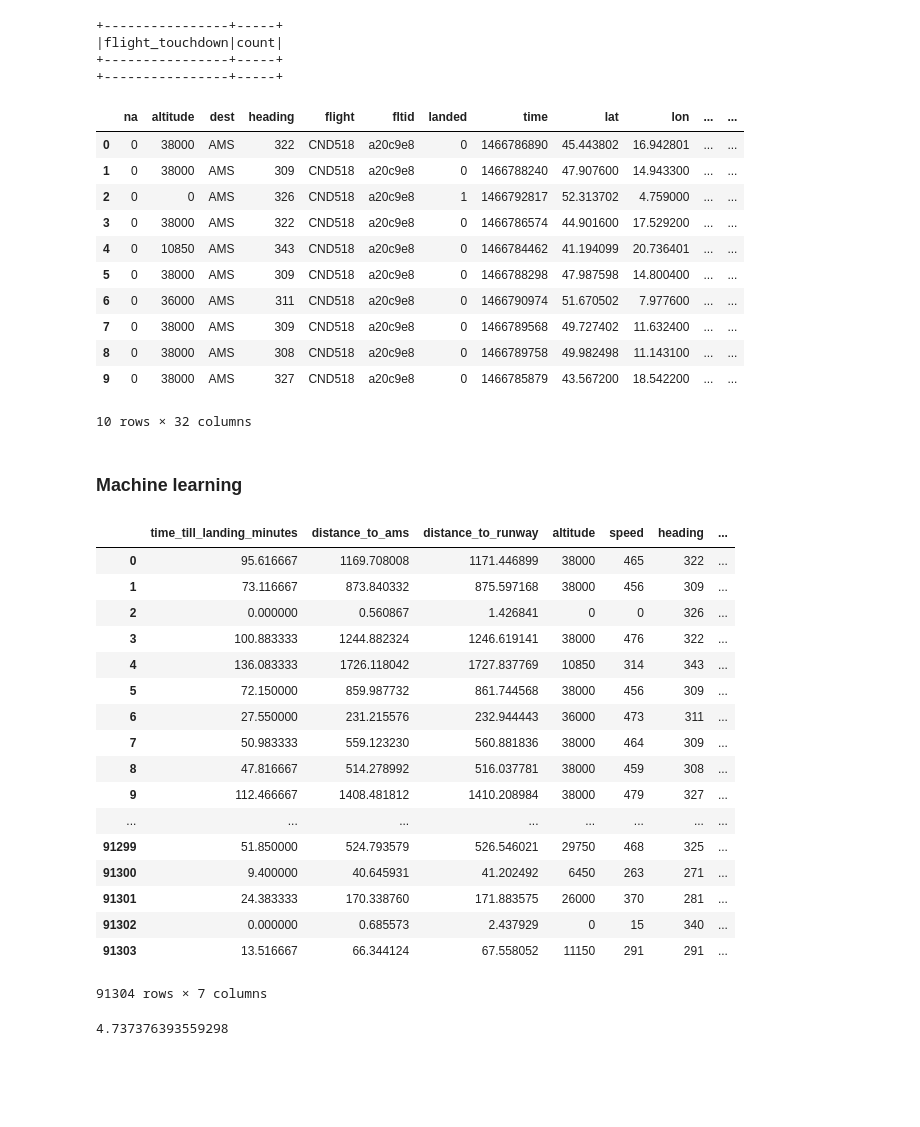
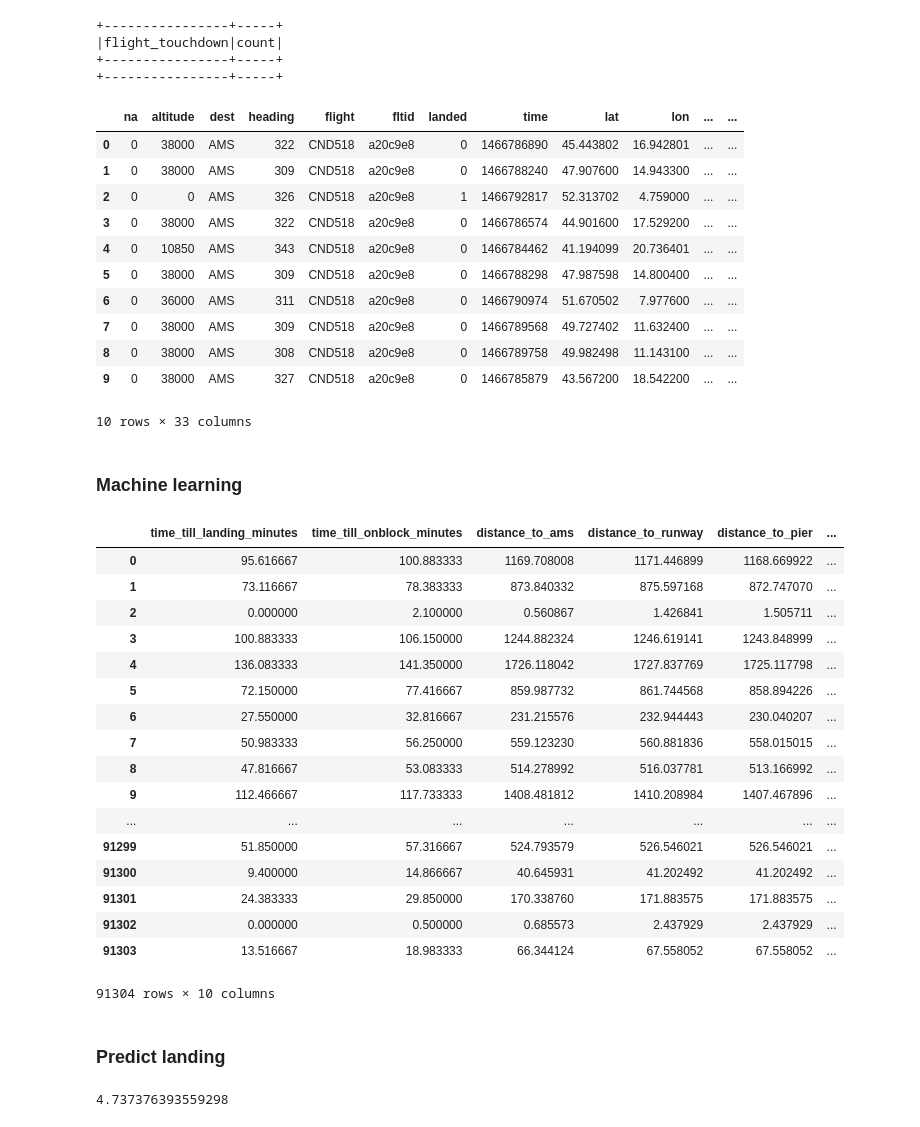
Before and after one commit to michelnossin/pyspark_training_docker, a Jupyter notebook: spark2-jupyter-docker.ipynb, the cells around one changed output. Cells and saved outputs as stored; diff of their text form; code cells hidden in the pictures; blank space fills up the shorter version.

```diff
--- a/spark2-jupyter-docker.ipynb
+++ b/spark2-jupyter-docker.ipynb
@@ -538,3 +559,25 @@ plotFlight('Y87486')
 #plotFlight('KL214')
 #plotFlight('KL836')
 #plotFlight('U26771')
+# %%
+runway_list = [   { "runway" : 1, "lat" : 52.350202, "lon" : 4.710732 , "heading1" : 180 , "heading2" : 360, "name" : "polderbaan" },
+    { "runway" : 2, "lat" : 52.316110, "lon" : 4.738369 , "heading1" : 180 , "heading2" : 360, "name" : "zwanenburgbaan" },
+    { "runway" : 3, "lat" : 52.317579, "lon" : 4.772186 , "heading1" : 90 , "heading2" : 270, "name" : "buitenveldertbaan" },
+    { "runway" : 4, "lat" : 52.297217, "lon" : 4.757938 , "heading1" : 60 , "heading2" : 240, "name" : "kaagbaan" },
+    { "runway" : 5, "lat" : 52.307714, "lon" : 4.778881 , "heading1" : 180 , "heading2" : 360, "name" : "aalsmeerbaan" },
+    { "runway" : 6, "lat" : 52.308659, "lon" : 4.795361 , "heading1" : 40 , "heading2" : 220, "name" : "oostbaan" }
+]
+
+pier_list = [
+        {"id" : 0 , "pier" : "A" , "lon" : 4.753781 , "lat" : 52.300381},
+        {"id" : 1 , "pier" : "B" , "lon" : 4.759363 , "lat" : 52.302362},
+        {"id" : 2 , "pier" : "C" , "lon" : 4.766188 , "lat" : 52.305380},
+        {"id" : 3 , "pier" : "D" , "lon" : 4.771575 , "lat" : 52.309147},
+        {"id" : 4 , "pier" : "E" , "lon" : 4.767366 , "lat" : 52.312182},
+        {"id" : 5 , "pier" : "F" , "lon" : 4.761679 , "lat" : 52.313040},
+        {"id" : 6 , "pier" : "G" , "lon" : 4.755998 , "lat" : 52.312574},
+        {"id" : 7 , "pier" : "H" , "lon" : 4.754054 , "lat" : 52.310135}
+    ]
+#pt = runway_list[5]
+pt = pier_list[6]
+plotPoint(pt["lon"],pt["lat"])
@@ -859,6 +923,8 @@ join_df = join_maxtime_df
 join_df.toPandas()['runway_touchdown'].unique()
 # %%
 join_df = join_df.withColumn("distance_to_runway",udf_func5(col("lon"),col("lat"),col("runway_touchdown")))
+# %%
+join_df = join_df.withColumn("distance_to_pier",udf_func5(col("lon"),col("lat"),col("pier_onblock")))
 # %%
 join_df.toPandas().head(10)
 # %% [output]
@@ -873,7 +939,7 @@ join_df.toPandas().head(10)
 | 7 | 0 | 38000 | AMS | 309 | CND518 | a20c9e8 | 0 | 1466789568 | 49.727402 | 11.632400 | ... | ... |
 | 8 | 0 | 38000 | AMS | 308 | CND518 | a20c9e8 | 0 | 1466789758 | 49.982498 | 11.143100 | ... | ... |
 | 9 | 0 | 38000 | AMS | 327 | CND518 | a20c9e8 | 0 | 1466785879 | 43.567200 | 18.542200 | ... | ... |
-10 rows × 32 columns
+10 rows × 33 columns
 # %%
 tracks_df.select("flight").distinct().count() #747 planes, might be all
 # %%
@@ -884,32 +950,34 @@ join_df.take(1)
 # %%
 
 #Create our machine learing dataset
-ml_df = join_df.select(['time_till_landing_minutes','distance_to_ams','distance_to_runway','altitude','speed','heading','runway_touchdown'])
+ml_df = join_df.select(['time_till_landing_minutes','time_till_onblock_minutes','distance_to_ams','distance_to_runway','distance_to_pier','altitude','speed','heading','runway_touchdown','pier_onblock'])
 #ml_df = ml_df.withColumn('id',fn.monotonically_increasing_id())
 ml_df.toPandas()
 # %% [output]
-|  | time_till_landing_minutes | distance_to_ams | distance_to_runway | altitude | speed | heading | ... |
-| 0 | 95.616667 | 1169.708008 | 1171.446899 | 38000 | 465 | 322 | ... |
-| 1 | 73.116667 | 873.840332 | 875.597168 | 38000 | 456 | 309 | ... |
-| 2 | 0.000000 | 0.560867 | 1.426841 | 0 | 0 | 326 | ... |
-| 3 | 100.883333 | 1244.882324 | 1246.619141 | 38000 | 476 | 322 | ... |
-| 4 | 136.083333 | 1726.118042 | 1727.837769 | 10850 | 314 | 343 | ... |
-| 5 | 72.150000 | 859.987732 | 861.744568 | 38000 | 456 | 309 | ... |
-| 6 | 27.550000 | 231.215576 | 232.944443 | 36000 | 473 | 311 | ... |
-| 7 | 50.983333 | 559.123230 | 560.881836 | 38000 | 464 | 309 | ... |
-| 8 | 47.816667 | 514.278992 | 516.037781 | 38000 | 459 | 308 | ... |
-| 9 | 112.466667 | 1408.481812 | 1410.208984 | 38000 | 479 | 327 | ... |
-| ... | ... | ... | ... | ... | ... | ... | ... |
-| 91299 | 51.850000 | 524.793579 | 526.546021 | 29750 | 468 | 325 | ... |
-| 91300 | 9.400000 | 40.645931 | 41.202492 | 6450 | 263 | 271 | ... |
-| 91301 | 24.383333 | 170.338760 | 171.883575 | 26000 | 370 | 281 | ... |
-| 91302 | 0.000000 | 0.685573 | 2.437929 | 0 | 15 | 340 | ... |
-| 91303 | 13.516667 | 66.344124 | 67.558052 | 11150 | 291 | 291 | ... |
+|  | time_till_landing_minutes | time_till_onblock_minutes | distance_to_ams | distance_to_runway | distance_to_pier | ... |
+| 0 | 95.616667 | 100.883333 | 1169.708008 | 1171.446899 | 1168.669922 | ... |
+| 1 | 73.116667 | 78.383333 | 873.840332 | 875.597168 | 872.747070 | ... |
+| 2 | 0.000000 | 2.100000 | 0.560867 | 1.426841 | 1.505711 | ... |
+| 3 | 100.883333 | 106.150000 | 1244.882324 | 1246.619141 | 1243.848999 | ... |
+| 4 | 136.083333 | 141.350000 | 1726.118042 | 1727.837769 | 1725.117798 | ... |
+| 5 | 72.150000 | 77.416667 | 859.987732 | 861.744568 | 858.894226 | ... |
+| 6 | 27.550000 | 32.816667 | 231.215576 | 232.944443 | 230.040207 | ... |
+| 7 | 50.983333 | 56.250000 | 559.123230 | 560.881836 | 558.015015 | ... |
+| 8 | 47.816667 | 53.083333 | 514.278992 | 516.037781 | 513.166992 | ... |
+| 9 | 112.466667 | 117.733333 | 1408.481812 | 1410.208984 | 1407.467896 | ... |
+| ... | ... | ... | ... | ... | ... | ... |
+| 91299 | 51.850000 | 57.316667 | 524.793579 | 526.546021 | 526.546021 | ... |
+| 91300 | 9.400000 | 14.866667 | 40.645931 | 41.202492 | 41.202492 | ... |
+| 91301 | 24.383333 | 29.850000 | 170.338760 | 171.883575 | 171.883575 | ... |
+| 91302 | 0.000000 | 0.500000 | 0.685573 | 2.437929 | 2.437929 | ... |
+| 91303 | 13.516667 | 18.983333 | 66.344124 | 67.558052 | 67.558052 | ... |
-91304 rows × 7 columns
+91304 rows × 10 columns
 # %%
 training_data, testing_data = ml_df.randomSplit([0.7, 0.3])
 # %%
 #ml_df.toPandas().to_csv('/root/fr24/fr24.csv', sep=',',index=False)
+# %% [markdown]
+### Predict landing
 # %%
 from pyspark.ml.feature import StringIndexer
 from pyspark.ml import Pipeline
```
Also changed, not shown: parts of 13 cells of this notebook.
